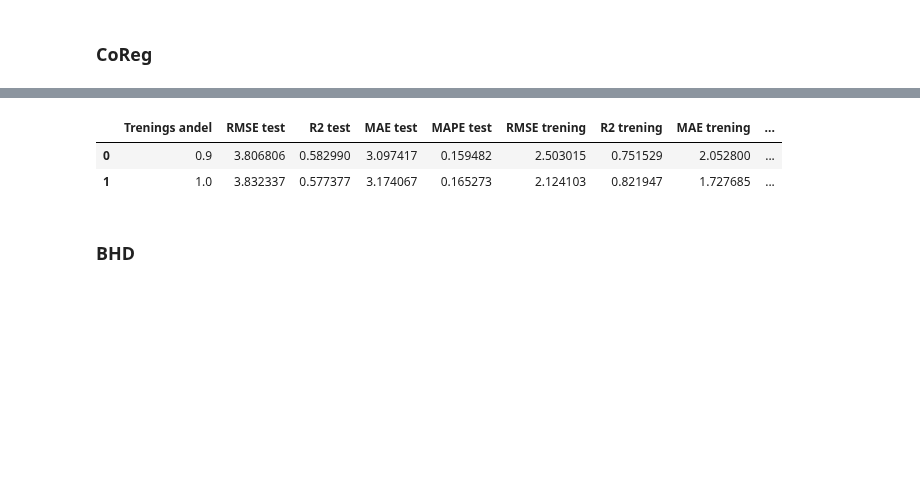
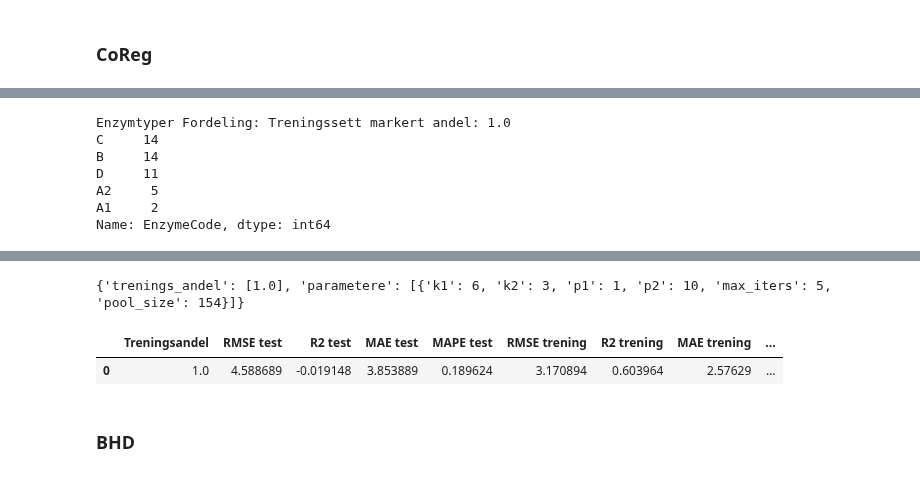
Before and after one commit to PreyPython123/Master-V24-Semiveiledet-Regresjon, a Jupyter notebook: Bioco_Collagen_Semiveiledet_Regresjonsmetoder.ipynb, the cells around one changed output, grey strips where cells are left out. Drawn from its saved outputs; the diff is of its cells as text; code cells hidden in the pictures; blank space fills up the shorter version.

```diff
--- a/Bioco_Collagen_Semiveiledet_Regresjonsmetoder.ipynb
+++ b/Bioco_Collagen_Semiveiledet_Regresjonsmetoder.ipynb
@@ -978,6 +315,6 @@ def trening_bhd_dag(treningssett_markert,
 # %%
 # Kolonner til dataframe for lagring av resultater fra opmtimalisering
-resultater_kolonner = ["Trenings andel",
+resultater_kolonner = ["Treningsandel",
                        "RMSE test",
                        "R2 test",
                        "MAE test",
@@ -985,8 +322,7 @@ resultater_kolonner = ["Trenings andel",
                        "RMSE trening",
                        "R2 trening",
                        "MAE trening",
-                       "MAPE trening",
-                       "Beste parametere"]
+                       "MAPE trening"]
 # %% [markdown]
 # NIR målinger inkludert
 # %% [markdown]
@@ -2061,23 +2118,33 @@ for trenings_andel in treningsandeler:
     treningssett_umarkert = trening_umarkert
     treningssett = trening
 
+  print("Enzymtyper Fordeling: Treningssett markert andel:", trenings_andel)
+  print(enzymtyper_treningssett_markert.value_counts())
+
 
   # Modelloptimalisering
-  coreg_resultater = trening_coreg_enzym(treningssett_markert,
-                                         enzymtyper_treningssett_markert,
-                                         treningssett_umarkert,
-                                         treningssett,
-                                         X_test,
-                                         y_test,
-                                         splitt=splitt,
-                                         gjentagelser=gjentagelser,
-                                         n_runder=n_runder,
-                                         trenings_andel=trenings_andel)
+  coreg_resultater, parametere = trening_coreg_enzym(treningssett_markert,
+                                                    enzymtyper_treningssett_markert,
+                                                    treningssett_umarkert,
+                                                    treningssett,
+                                                    X_test,
+                                                    y_test,
+                                                    splitt=splitt,
+                                                    gjentagelser=gjentagelser,
+                                                    n_runder=n_runder,
+                                                    trenings_andel=trenings_andel,
+                                                    random_seed=random_seed)
 
 
   # Legger resulater til i datasett
   coreg_resultater_enzym.loc[len(coreg_resultater_enzym)] = coreg_resultater
 
+  coreg_beste_parametere['trenings_andel'].append(trenings_andel)
+  coreg_beste_parametere['parametere'].append(parametere)
+
+# Beste parametere
+print(coreg_beste_parametere)
+
 # Data med resultater fra treningsandeler
 coreg_resultater_enzym
 # %% [output]
@@ -2100,0 +2152,7 @@ coreg_resultater_enzym
+Enzymtyper Fordeling: Treningssett markert andel: 1.0
+C     14
+B     14
+D     11
+A2     5
+A1     2
+Name: EnzymeCode, dtype: int64
@@ -2101,6 +2169,6 @@ coreg_resultater_enzym
+{'trenings_andel': [1.0], 'parametere': [{'k1': 6, 'k2': 3, 'p1': 1, 'p2': 10, 'max_iters': 5, 'pool_size': 154}]}
-|  | Trenings andel | RMSE test | R2 test | MAE test | MAPE test | RMSE trening | R2 trening | MAE trening | ... |
-| 0 | 0.9 | 3.806806 | 0.582990 | 3.097417 | 0.159482 | 2.503015 | 0.751529 | 2.052800 | ... |
-| 1 | 1.0 | 3.832337 | 0.577377 | 3.174067 | 0.165273 | 2.124103 | 0.821947 | 1.727685 | ... |
+|  | Treningsandel | RMSE test | R2 test | MAE test | MAPE test | RMSE trening | R2 trening | MAE trening | ... |
+| 0 | 1.0 | 4.588689 | -0.019148 | 3.853889 | 0.189624 | 3.170894 | 0.603964 | 2.57629 | ... |
 # %% [markdown]
 ### BHD
 # %%
```
Also changed, not shown: parts of 52 cells of this notebook.
